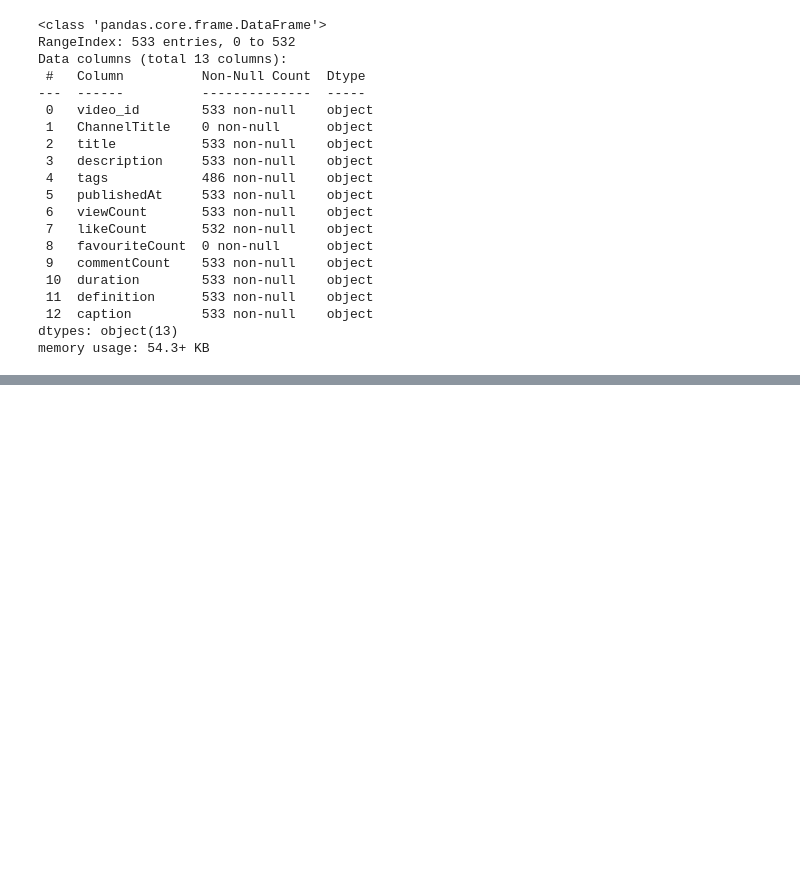
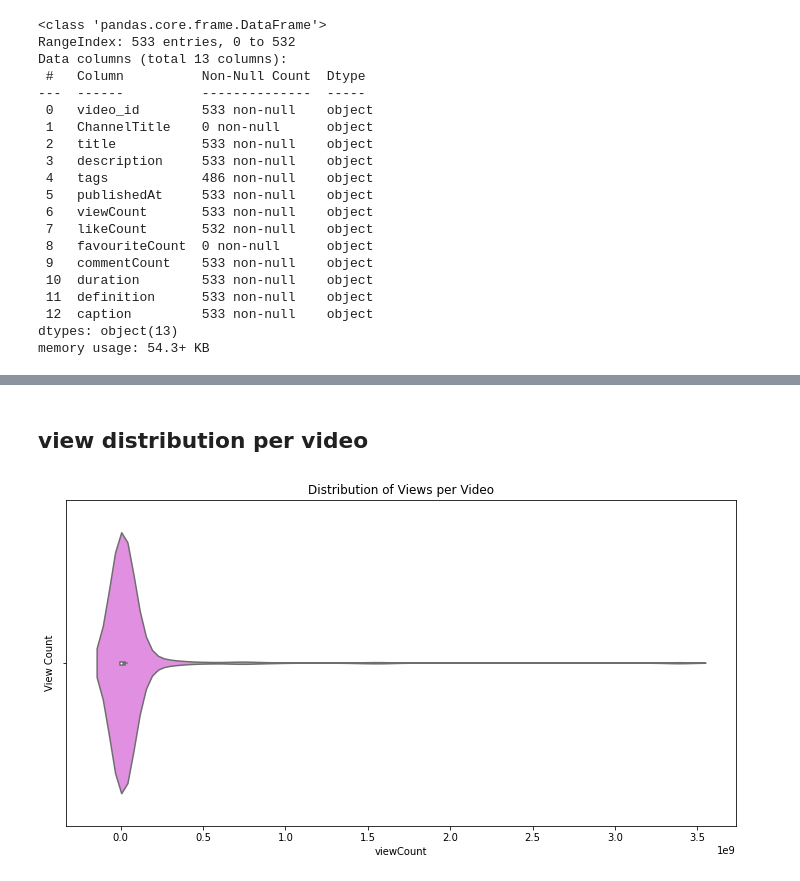
Before and after one commit to Keerthana-Allam/YouTube-API-Project, a Jupyter notebook: main.ipynb, the cells around one changed output, grey strips where cells are left out. Cells and saved outputs as stored; diff of their text form; code cells hidden in the pictures; blank space fills up the shorter version.

```diff
--- a/main.ipynb
+++ b/main.ipynb
@@ -234,0 +270,10 @@ video_df.head()
+# %% [markdown]
+## view distribution per video
+# %%
+plt.figure(figsize=(12, 6))
+sns.violinplot(filtered_videos['viewCount'], color='violet')
+plt.ylabel('View Count')
+plt.title('Distribution of Views per Video')
+plt.show()
+# %% [output]
+[figure, added]
```
Also changed, not shown: parts of 15 cells of this notebook.
